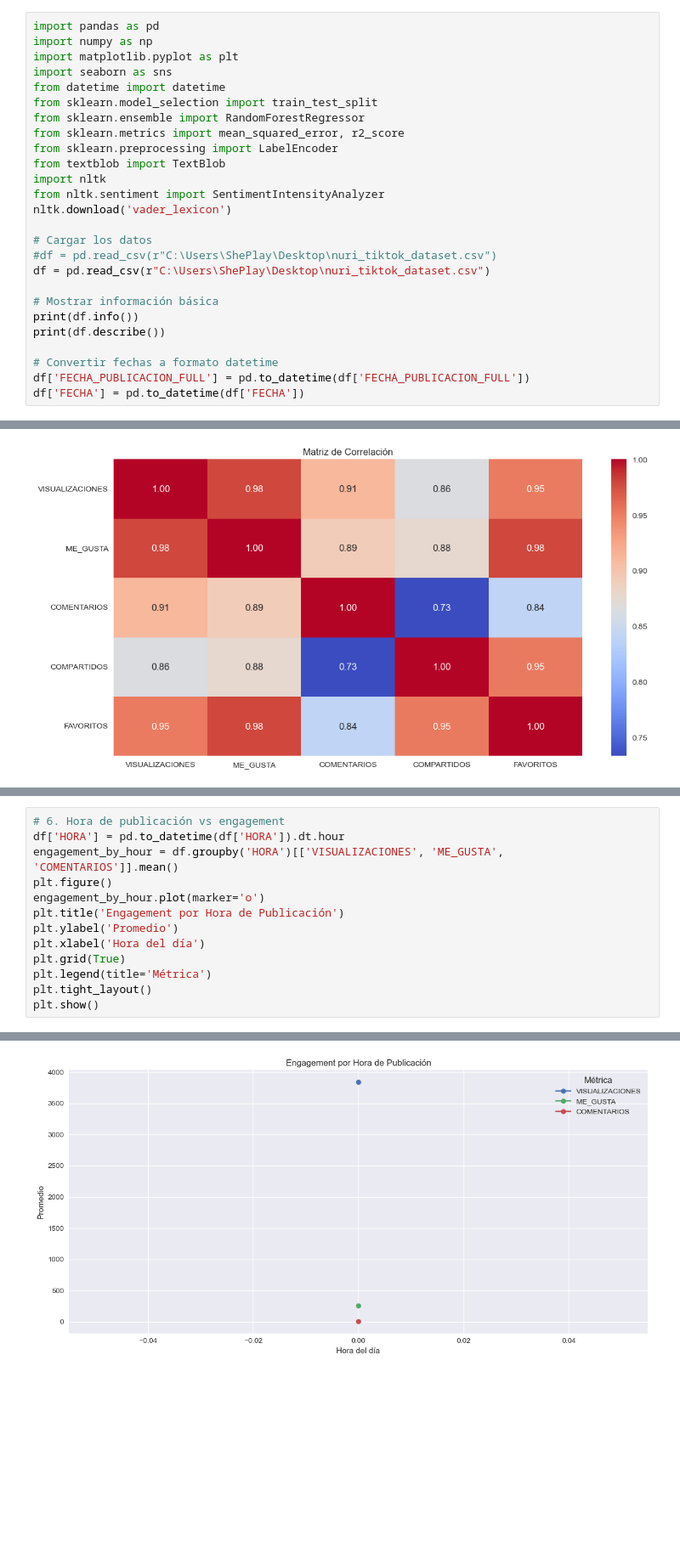
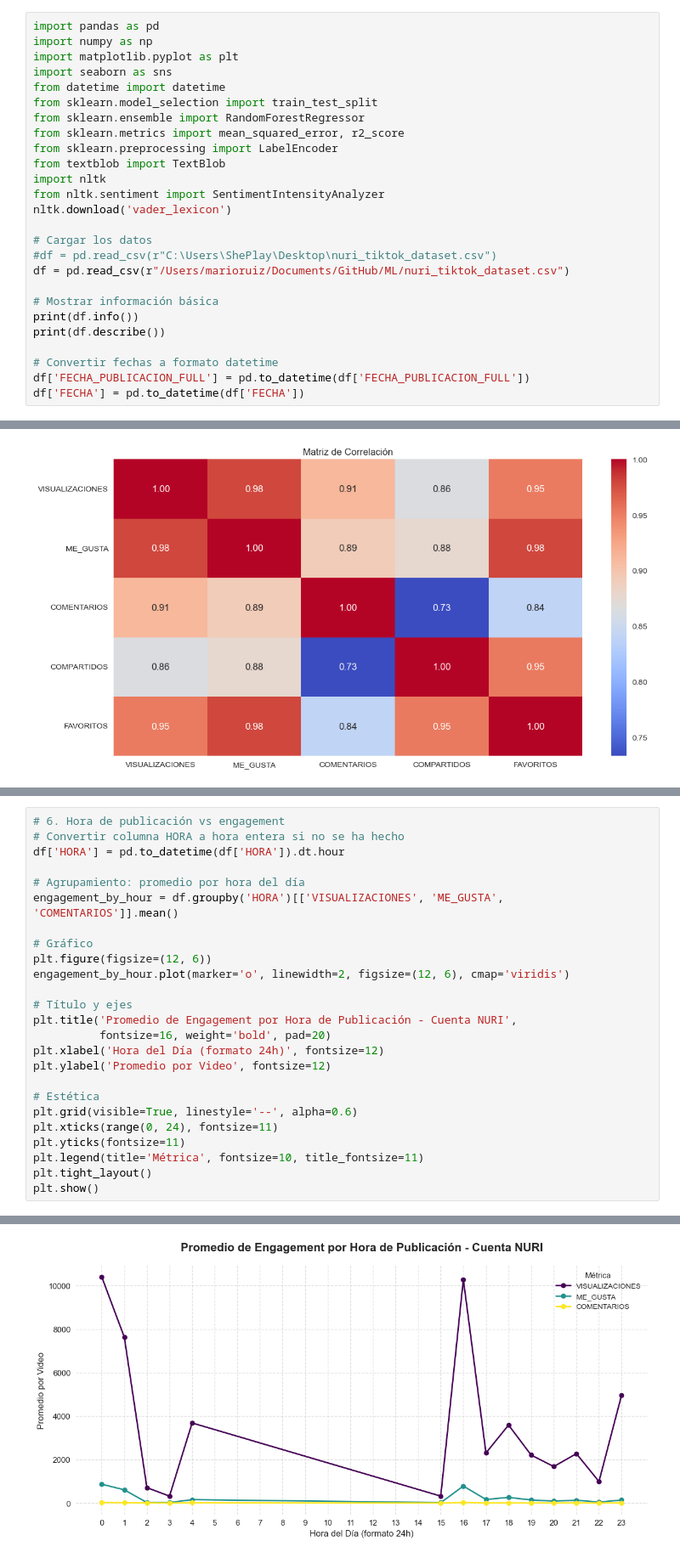
Before and after one commit to marioruizgonzalez/ML, a Jupyter notebook: Nuri_Tiktok_Analysis.ipynb, the cells around one changed output, grey strips where cells are left out. Shown at 85% size. Drawn from its saved outputs; the diff is of its cells as text; blank space fills up the shorter version.

```diff
--- a/Nuri_Tiktok_Analysis.ipynb
+++ b/Nuri_Tiktok_Analysis.ipynb
@@ -32,7 +29,7 @@ nltk.download('vader_lexicon')
 
 # Cargar los datos
 #df = pd.read_csv(r"C:\Users\ShePlay\Desktop\nuri_tiktok_dataset.csv")
-df = pd.read_csv(r"C:\Users\ShePlay\Desktop\nuri_tiktok_dataset.csv")
+df = pd.read_csv(r"/Users/marioruiz/Documents/GitHub/ML/nuri_tiktok_dataset.csv")
 
 # Mostrar información básica
 print(df.info())
@@ -141,19 +251,31 @@ plt.show()
 # %%
 # 6. Hora de publicación vs engagement
+# Convertir columna HORA a hora entera si no se ha hecho
 df['HORA'] = pd.to_datetime(df['HORA']).dt.hour
+
+# Agrupamiento: promedio por hora del día
 engagement_by_hour = df.groupby('HORA')[['VISUALIZACIONES', 'ME_GUSTA', 'COMENTARIOS']].mean()
-plt.figure()
-engagement_by_hour.plot(marker='o')
-plt.title('Engagement por Hora de Publicación')
-plt.ylabel('Promedio')
-plt.xlabel('Hora del día')
-plt.grid(True)
-plt.legend(title='Métrica')
+
+# Gráfico
+plt.figure(figsize=(12, 6))
+engagement_by_hour.plot(marker='o', linewidth=2, figsize=(12, 6), cmap='viridis')
+
+# Título y ejes
+plt.title('Promedio de Engagement por Hora de Publicación - Cuenta NURI',
+          fontsize=16, weight='bold', pad=20)
+plt.xlabel('Hora del Día (formato 24h)', fontsize=12)
+plt.ylabel('Promedio por Video', fontsize=12)
+
+# Estética
+plt.grid(visible=True, linestyle='--', alpha=0.6)
+plt.xticks(range(0, 24), fontsize=11)
+plt.yticks(fontsize=11)
+plt.legend(title='Métrica', fontsize=10, title_fontsize=11)
 plt.tight_layout()
 plt.show()
 # %% [output]
 <Figure size 1200x600 with 0 Axes>
-[figure, old version]
+[figure, new version]
 # %%
 from collections import Counter
 from wordcloud import WordCloud
```
Also changed, not shown: parts of 9 cells of this notebook, 2 other files.
